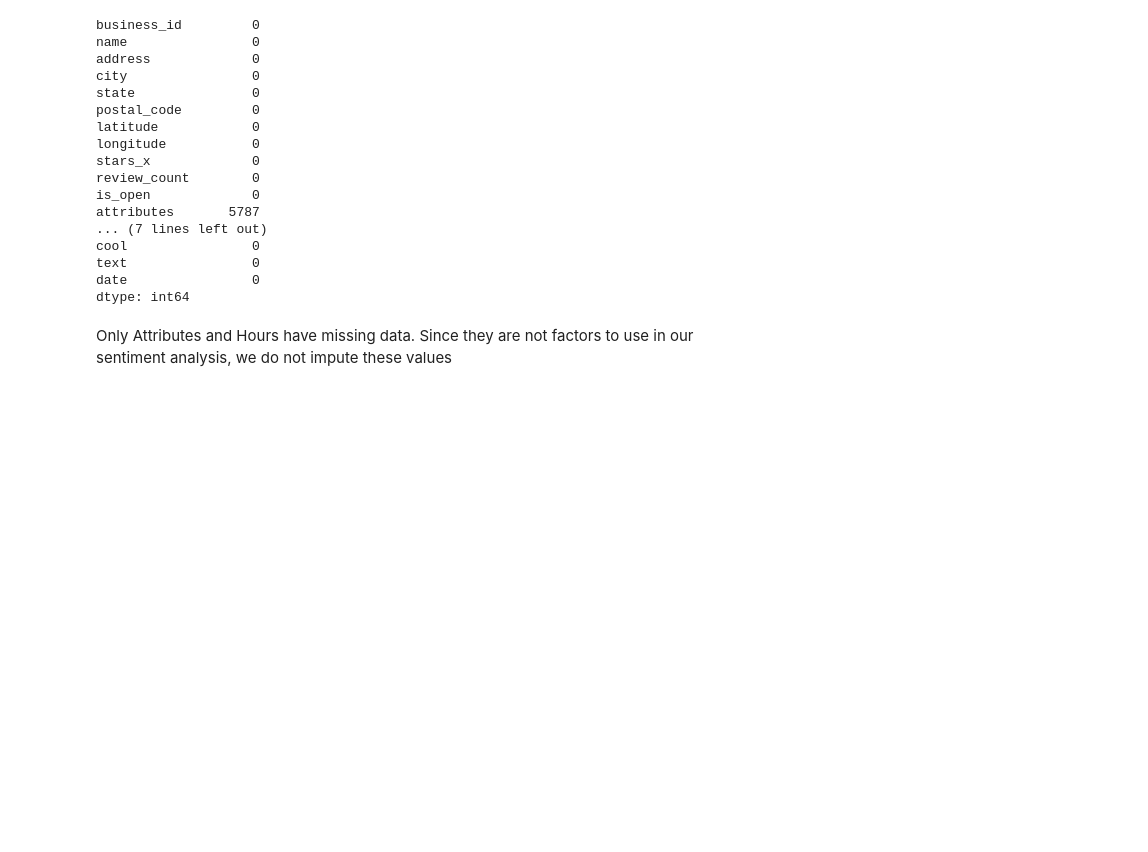
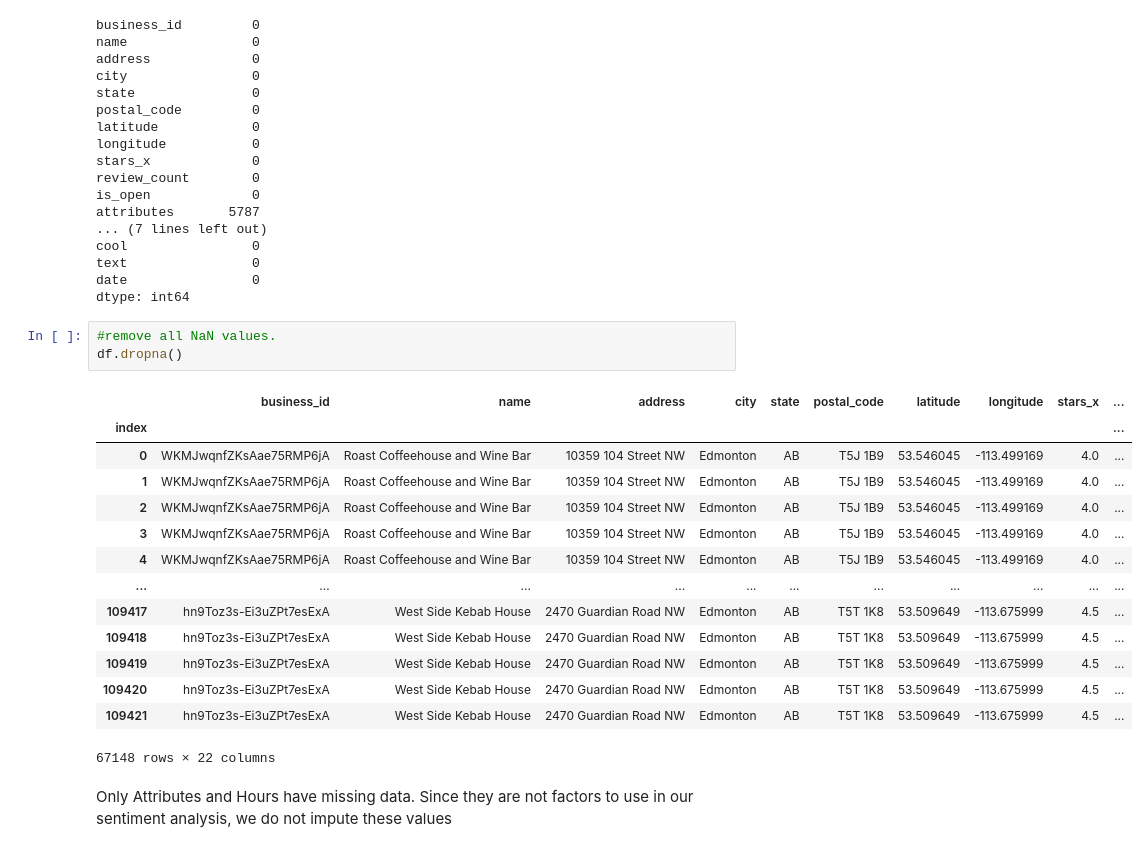
Before and after one commit to ksjhe/CMPT353-Yelp-Sentiment, a Jupyter notebook: 2.Clean.ipynb, the cells around one changed output. Drawn from its saved outputs; the diff is of its cells as text; blank space fills up the shorter version.

```diff
--- a/2.Clean.ipynb
+++ b/2.Clean.ipynb
@@ -124,6 +147,24 @@ cool                0
 text                0
 date                0
 dtype: int64
+# %%
+#remove all NaN values.
+df.dropna()
+# %% [output]
+|  | business_id | name | address | city | state | postal_code | latitude | longitude | stars_x | ... |
+| index |  |  |  |  |  |  |  |  |  | ... |
+| 0 | WKMJwqnfZKsAae75RMP6jA | Roast Coffeehouse and Wine Bar | 10359 104 Street NW | Edmonton | AB | T5J 1B9 | 53.546045 | -113.499169 | 4.0 | ... |
+| 1 | WKMJwqnfZKsAae75RMP6jA | Roast Coffeehouse and Wine Bar | 10359 104 Street NW | Edmonton | AB | T5J 1B9 | 53.546045 | -113.499169 | 4.0 | ... |
+| 2 | WKMJwqnfZKsAae75RMP6jA | Roast Coffeehouse and Wine Bar | 10359 104 Street NW | Edmonton | AB | T5J 1B9 | 53.546045 | -113.499169 | 4.0 | ... |
+| 3 | WKMJwqnfZKsAae75RMP6jA | Roast Coffeehouse and Wine Bar | 10359 104 Street NW | Edmonton | AB | T5J 1B9 | 53.546045 | -113.499169 | 4.0 | ... |
+| 4 | WKMJwqnfZKsAae75RMP6jA | Roast Coffeehouse and Wine Bar | 10359 104 Street NW | Edmonton | AB | T5J 1B9 | 53.546045 | -113.499169 | 4.0 | ... |
+| ... | ... | ... | ... | ... | ... | ... | ... | ... | ... | ... |
+| 109417 | hn9Toz3s-Ei3uZPt7esExA | West Side Kebab House | 2470 Guardian Road NW | Edmonton | AB | T5T 1K8 | 53.509649 | -113.675999 | 4.5 | ... |
+| 109418 | hn9Toz3s-Ei3uZPt7esExA | West Side Kebab House | 2470 Guardian Road NW | Edmonton | AB | T5T 1K8 | 53.509649 | -113.675999 | 4.5 | ... |
+| 109419 | hn9Toz3s-Ei3uZPt7esExA | West Side Kebab House | 2470 Guardian Road NW | Edmonton | AB | T5T 1K8 | 53.509649 | -113.675999 | 4.5 | ... |
+| 109420 | hn9Toz3s-Ei3uZPt7esExA | West Side Kebab House | 2470 Guardian Road NW | Edmonton | AB | T5T 1K8 | 53.509649 | -113.675999 | 4.5 | ... |
+| 109421 | hn9Toz3s-Ei3uZPt7esExA | West Side Kebab House | 2470 Guardian Road NW | Edmonton | AB | T5T 1K8 | 53.509649 | -113.675999 | 4.5 | ... |
+67148 rows × 22 columns
 # %% [markdown]
 Only Attributes and Hours have missing data. Since they are not factors to use in our sentiment analysis, we do not impute these values
 # %% [markdown]
```
Also changed, not shown: parts of 2 cells of this notebook, 1 other file.
